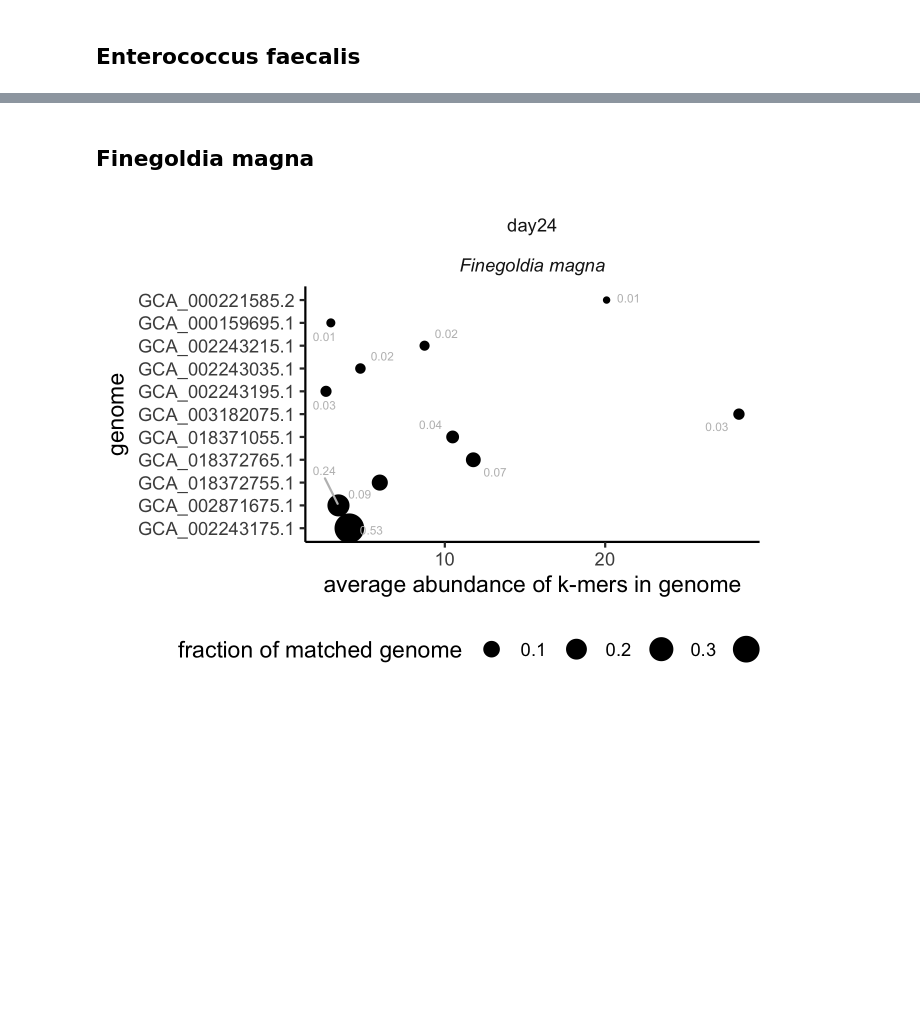
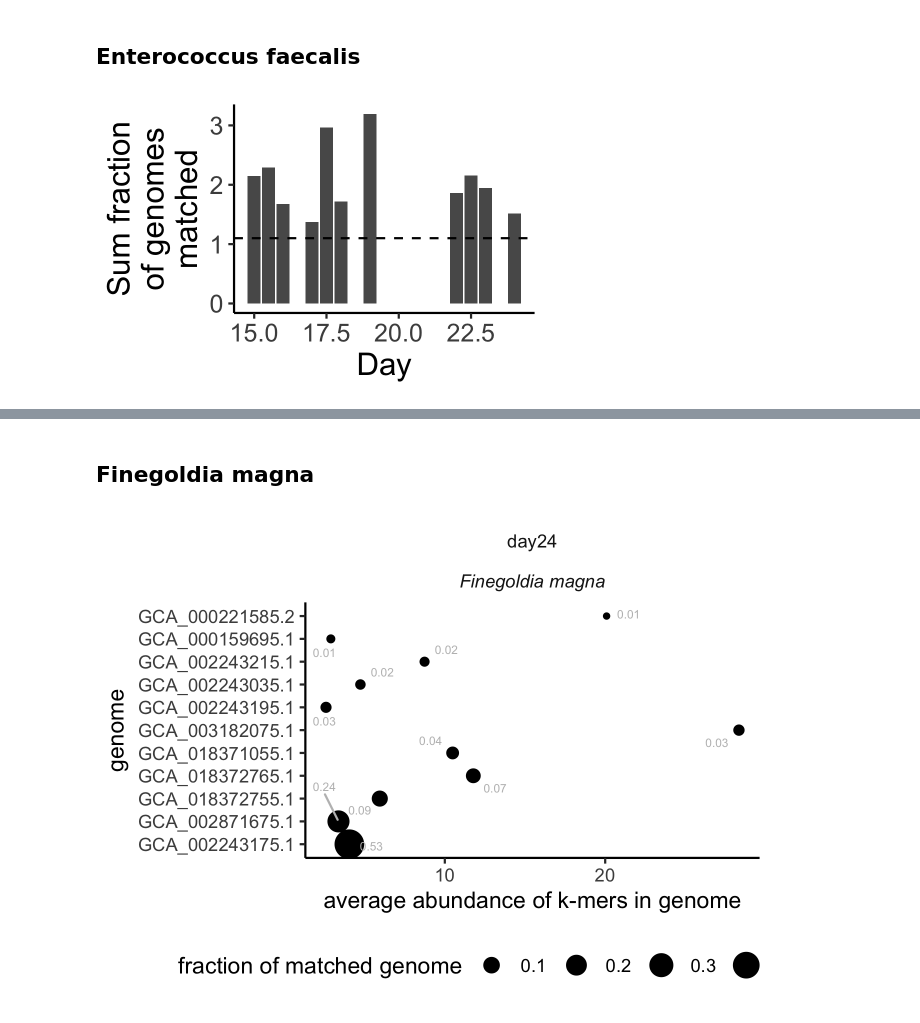
Before and after one commit to Arcadia-Science/2022-sourmashconsumr-validation, a Jupyter notebook: notebooks/20230104_PRJNA60717.ipynb, the cells around one changed output, grey strips where cells are left out. Cells and saved outputs as stored; diff of their text form; code cells hidden in the pictures; blank space fills up the shorter version.

```diff
--- a/notebooks/20230104_PRJNA60717.ipynb
+++ b/notebooks/20230104_PRJNA60717.ipynb
@@ -45,5 +101,21 @@ infant_taxonomy_annotate_df_e_faec <- infant_taxonomy_annotate_df %>%
 # %%
 infant_multi_strain_e_faec <- from_taxonomy_annotate_to_multi_strains(infant_taxonomy_annotate_df_e_faec,
                                                                       plot_threshold = 0.015)
+# %%
+options(repr.plot.width = 3, repr.plot.height = 2, repr.plot.res = 300)
+
+efaec_plt1 <- ggplot(infant_multi_strain_e_faec$candidate_species_with_multiple_strains %>%
+         mutate(query_name = as.numeric(gsub("day", "", query_name))),
+       aes(x = query_name, y = species_f_match)) +
+  geom_col() +
+  theme_classic() +
+  labs(x = "Day", y = "Sum fraction\nof genomes\nmatched") +
+  geom_hline(yintercept = 1.1, linetype = "dashed") +
+  theme(axis.text = element_text(size = 12),
+        axis.title = element_text(size = 15))
+
+efaec_plt1
+# %% [output]
+[figure, added]
 # %%
 # adjust plot size rendered inline
```
Also changed, not shown: parts of 8 cells of this notebook, 5 other files.
